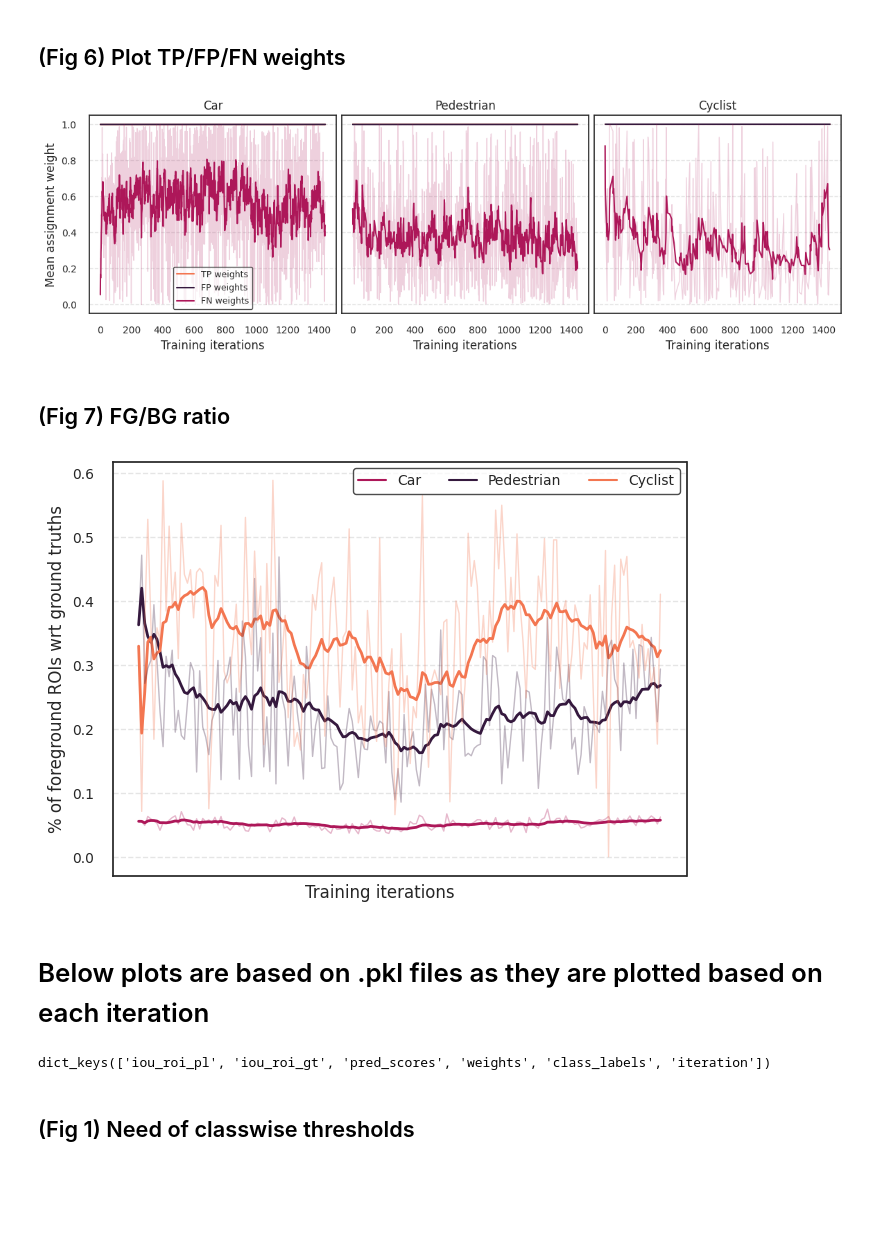
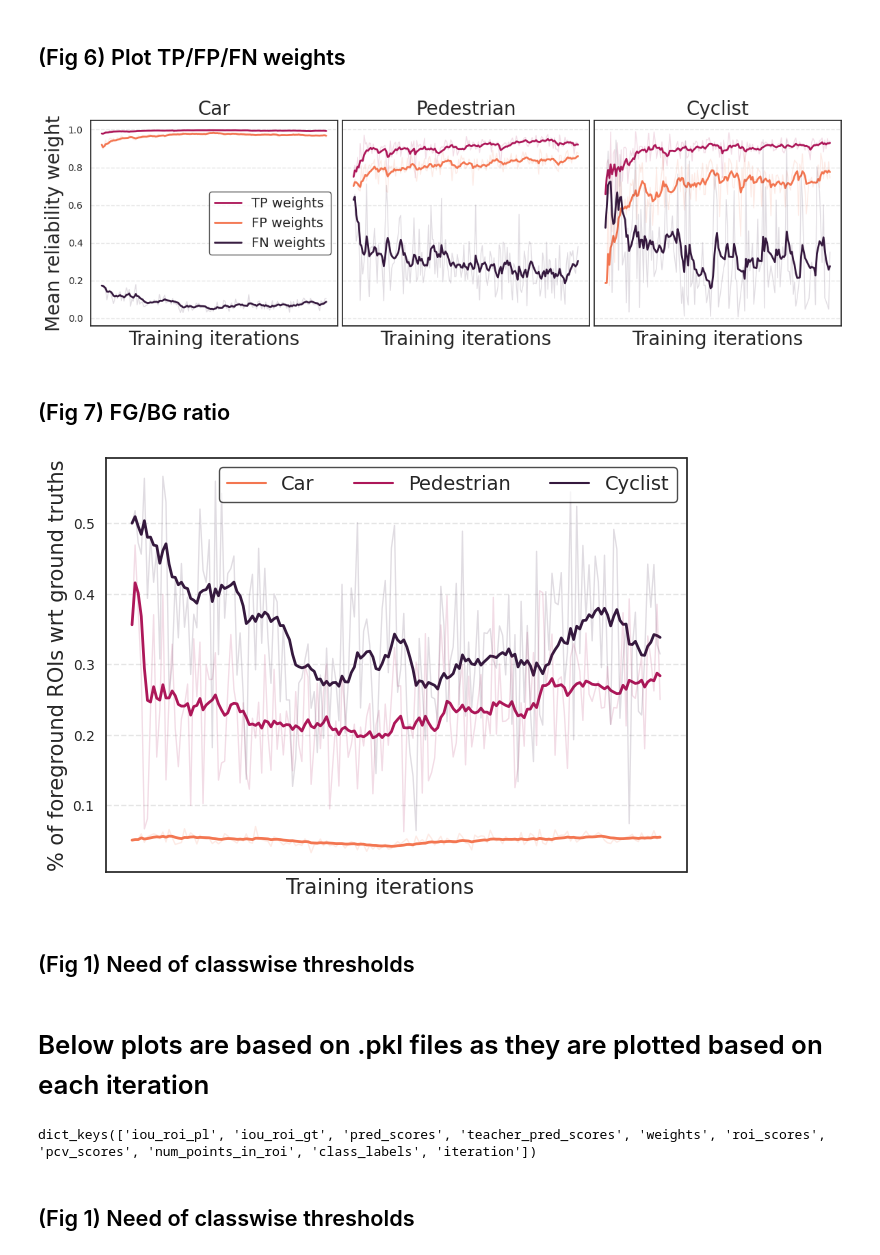
Before and after one commit to shashankag14/OpenPCDet, a Jupyter notebook: tools/tb_metrics_refine.ipynb, the cells around one changed output. Saved outputs shown, nothing was run; the diff lists cells and outputs as text; code cells hidden in the pictures; blank space fills up the shorter version.

Commit message:
Add final refined plot notebook

```diff
--- a/tools/tb_metrics_refine.ipynb
+++ b/tools/tb_metrics_refine.ipynb
@@ -48,64 +50,67 @@ def draw_tp_fp_fn_weight_plot(df, fname, tags=None, tag_names=None, threshs=None
     f, axes = plt.subplots(1, 3, sharey=True, figsize=(12,4))
     base_run = "tensorboard"
     classes = ["Car", "Pedestrian", "Cyclist"]
-    p = sns.color_palette('rocket')
-    palette = [p[-2], p[0], p[2]]
+    p = sns.color_palette('rocket_r')
+    palette = [p[3], p[1], p[5]]
     for j, cls in enumerate(classes):
         for k, (tag, tname) in enumerate(zip(tags, tag_names)):
             run = base_run + "/" + tag + "/" + cls
             steps = df[df.run == run].step
             values = df[df.run == run].value
             smooth_values = df[df.run == run].ewm(alpha=0.2).mean().value
 
             # plot raw values with transperancy
-            sns.lineplot(ax=axes[j], x=steps, y=values, alpha=0.2, color=palette[k], lw=1)
+            sns.lineplot(ax=axes[j], x=steps, y=values, alpha=0.15, color=palette[k], lw=1)
 
             # plot smooth values
             if j == 0:
-                sns.lineplot(ax=axes[j], x=steps, y=smooth_values, label=tname, color=palette[k], lw=1.5)
-                axes[j].set_ylabel(y_label)
+                sns.lineplot(ax=axes[j], x=steps, y=smooth_values, label=tname, color=palette[k], lw=2)
+                axes[j].set_ylabel(y_label, fontsize=20)
             else:
-                sns.lineplot(ax=axes[j], x=steps, y=smooth_values, color=palette[k], lw=1.5)
+                sns.lineplot(ax=axes[j], x=steps, y=smooth_values, color=palette[k], lw=2)
 
         if j==0:
             axes[j].yaxis.set_tick_params(labelleft=True, labelsize="small")
-        axes[j].set_xlabel("Training iterations")
-        axes[j].xaxis.set_tick_params(labelsize="small")
-        axes[j].set_title(cls)
+        axes[j].set_xlabel("Training iterations", fontsize=20)
+        # disable xticks
+        axes[j].xaxis.set_tick_params(labelbottom=False)
+        # axes[j].xaxis.set_tick_params(labelsize="small")
+        axes[j].set_title(cls, fontsize=20)
         axes[j].yaxis.grid(True, linestyle='--', alpha=0.5)
+        axes[j].tick_params(pad=2)
 
-    legend = axes[0].legend(frameon = True, fontsize=9, framealpha = 0.7)
+    legend = axes[0].legend(frameon = True, fontsize=14, framealpha = 0.7)
     frame = legend.get_frame()
     frame.set_color('white')
     frame.set_edgecolor('black')
 
     f.tight_layout()
     f.subplots_adjust(wspace=0.02, hspace=0.02)
     f.savefig(fname=fname, transparent=False, bbox_inches='tight')
     plt.show()
 
 # --------------- TP/FP/FN weights ---------------
 # exp_id_ab1_ours, exp_name_ab1_ours = "xsV7RvysQkyiriyOKoTJ6A", "iou_metrics_st_bs8_split_1_1_trial_1_ca74a38"
-exp_id_ab1_ours, exp_name_ab1_ours = "o7fRMElwRAKv6boGQb29FQ", "rev-uc-bg_bs8_split_1_1_trial_1_293070a"
+exp_id_ab1_ours, exp_name_ab1_ours = "o7fRMElwRAKv6boGQb29FQ", "st_fg_uc_bg_pl_o_95_85_85_s_0_26729b3"
 df_ab1_ours = pd.read_csv(f"metrics_{exp_name_ab1_ours}.csv")
 
 tags = ["rcnn_roi_pl_gt_metrics_cls/pred_weight_tp", "rcnn_roi_pl_gt_metrics_cls/pred_weight_fp", "rcnn_roi_pl_gt_metrics_cls/pred_weight_fn"]
 tag_names = ["TP weights", "FP weights", "FN weights"]
-y_label = "Mean assignment weight"
-draw_tp_fp_fn_weight_plot(df_ab1_ours, fname=f"pred_weights_tp_fp_fn.png", tags=tags, y_label=y_label, tag_names=tag_names)
+y_label = "Mean reliability weight"
+draw_tp_fp_fn_weight_plot(df_ab1_ours, fname=f"pred_weights_tp_fp_fn.pdf", tags=tags, y_label=y_label, tag_names=tag_names)
 # %% [output]
-[figure, old version]
+[figure, new version]
 # %% [markdown]
 ## (Fig 7) FG/BG ratio
 # %%
-p = sns.color_palette('rocket')
+p = sns.color_palette('rocket_r')
 def draw_metrics_num_fg(df, fname, tags=None, y_label=None, colors=None):
     f, axes = plt.subplots(1, 1, sharey=True, figsize=(6.5,4.5))
     base_run = "tensorboard"
     classes = ["Car", "Pedestrian", "Cyclist"]
     if colors is None :
-        colors = sns.color_palette('rocket', len(classes))
-        palette = {'Car': p[2], 'Pedestrian':p[0], 'Cyclist': p[-2]}
+        colors = sns.color_palette('rocket_r', len(classes))
+    palette = {'Car': p[1], 'Pedestrian':p[3], 'Cyclist': p[5]}
 
     classwise_df=pd.DataFrame()
     org_classwise_df = pd.DataFrame()
@@ -119,21 +124,23 @@ def draw_metrics_num_fg(df, fname, tags=None, y_label=None, colors=None):
         org_classwise_df[cls] = values.reset_index(drop=True)
 
     sns.lineplot(ax=axes, data=classwise_df, linewidth=2, dashes=False, legend = True, palette=palette)
-    sns.lineplot(ax=axes, data=org_classwise_df, linewidth=1, dashes=False, legend = False, palette=palette, alpha = 0.3)
+    sns.lineplot(ax=axes, data=org_classwise_df, linewidth=1, dashes=False, legend = False, palette=palette, alpha = 0.15)
+    # sns.relplot(ax=axes, data=org_classwise_df, linewidth=1, dashes=False, legend = False, palette=palette, alpha = 0.3, kind='line', ci=95)
 
     # x/y ticks
+    # axes.set_yticks(np.arange(0.05, 0.6, 0.05))
     axes.yaxis.set_tick_params(labelleft=True, labelsize='small')
     axes.xaxis.set_tick_params(labelbottom=False)
     axes.yaxis.grid(True, linestyle='--', alpha=0.5)
-
-    legend = axes.legend(frameon = True, fontsize=10, ncol=3, framealpha = 0.7)
+    axes.tick_params(pad=2)
+    legend = axes.legend(frameon = True, fontsize=14, ncol=3, framealpha = 0.7)
     frame = legend.get_frame()
     frame.set_color('white')
     frame.set_edgecolor('black')
 
     # common plot labels
-    f.text(0.5, -0.01, "Training iterations", ha='center')
-    f.text(-0.01, 0.5, y_label, va='center', rotation='vertical')
+    f.text(0.5, -0.01, "Training iterations", ha='center', fontsize=15)
+    f.text(-0.01, 0.5, y_label, va='center', rotation='vertical', fontsize=15)
     f.tight_layout()
     f.subplots_adjust(wspace=0.02, hspace=0.05)
     f.savefig(fname=fname, transparent=False, bbox_inches='tight')
@@ -148,7 +155,7 @@ sns.set_theme(style="ticks", palette="rocket_r", rc={
 })
 
 # --------------- Ablation 1 ---------------
-exp_id_ab1_ours, exp_name_ab1_ours = "f5nMZ6K9SySkIYEEP1J2jw", "st_fg_uc_bg_pl_o_95_85_85_s_0_26729b3"
+exp_id_ab1_ours, exp_name_ab1_ours = "mJAdmSVVSZG3M2lpoigMUg", "best_st_plot_0cf4067"
 df_ab1_ours = pd.read_csv(f"metrics_{exp_name_ab1_ours}.csv")
 
 # --------------- Raw IoUs based on FG ---------------
@@ -158,4 +165,6 @@ fname = f"pred_fgs.pdf"
 
 draw_metrics_num_fg(df=df_ab1_ours, fname=fname, tags=tag, y_label=y_label)
 # %% [output]
-[figure, old version]
+[figure, new version]
+# %% [markdown]
+## (Fig 1) Need of classwise thresholds
@@ -178,9 +287,10 @@ _cmap = sns.color_palette("rocket", as_cmap=True)
 df = pd.read_pickle(r'/mnt/data/shag01/pcdet-st-reliable/OpenPCDet/tools/best_st_scores.pkl') # best_st_plot_60c84b7
 baseline_df = pd.read_pickle(r'/mnt/data/shag01/pcdet-st-reliable/OpenPCDet/tools/ious_baseline.pkl') # iou_metrics_baseline_bs8_split_1_1_trial_1_d16ba20
 # This is based on FG+UC+BG with class agnostic local thresholds , it needs a re-run to get the correct class agnostic scores based on UC_FP+BG
-ablation1_df = pd.read_pickle(r'/mnt/data/shag01/pcdet-st-reliable/OpenPCDet/tools/ious_ablation1.pkl')
+# ablation1_df = pd.read_pickle(r'/mnt/data/shag01/pcdet-st-reliable/OpenPCDet/tools/ious_ablation1.pkl')
+ablation1_df = pd.read_pickle(r'/mnt/data/shag01/pcdet-st-reliable/OpenPCDet/tools/a8_scores.pkl')
 df.keys()
 # %% [output]
-dict_keys(['iou_roi_pl', 'iou_roi_gt', 'pred_scores', 'weights', 'class_labels', 'iteration'])
+dict_keys(['iou_roi_pl', 'iou_roi_gt', 'pred_scores', 'teacher_pred_scores', 'weights', 'roi_scores', 'pcv_scores', 'num_points_in_roi', 'class_labels', 'iteration'])
 # %% [markdown]
 ## (Fig 1) Need of classwise thresholds
```
Also changed, not shown: parts of 12 cells of this notebook.
